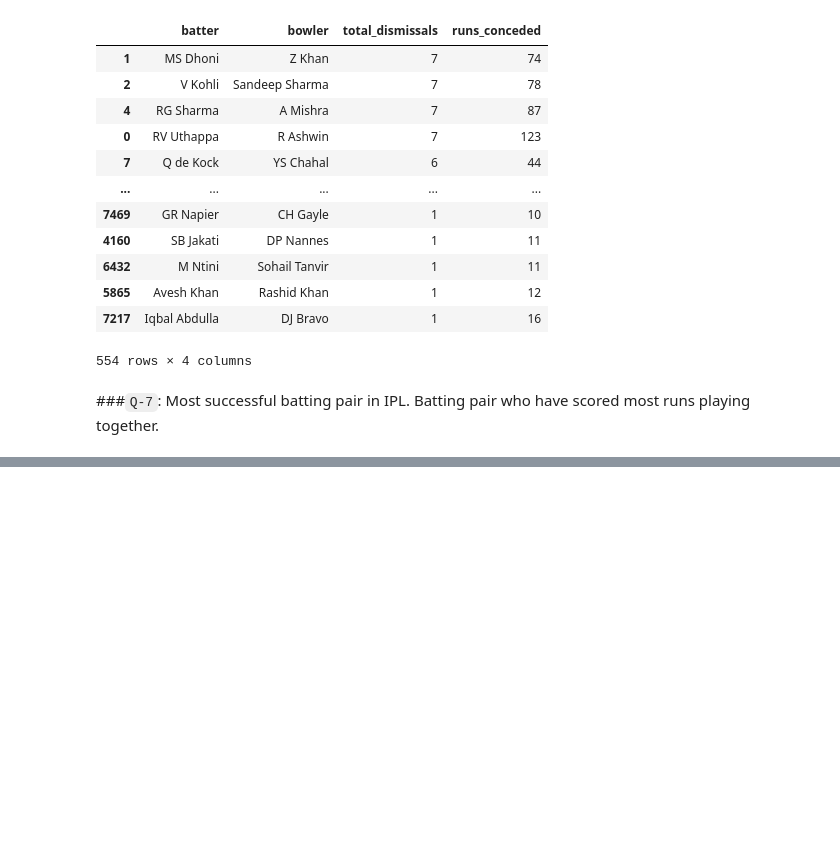
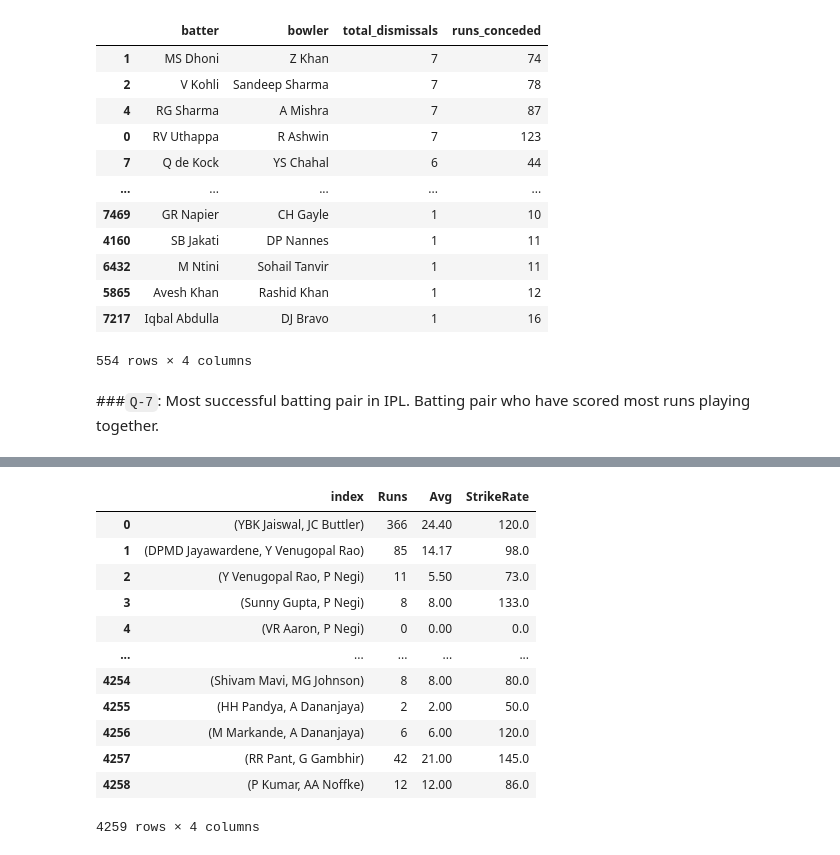
Before and after one commit to rishabhk1501/Data-Analytics-Tasks, a Jupyter notebook: session_19_tasks_soln.ipynb, the cells around one changed output, grey strips where cells are left out. Saved outputs shown, nothing was run; the diff lists cells and outputs as text; code cells hidden in the pictures; blank space fills up the shorter version.

```diff
--- a/session_19_tasks_soln.ipynb
+++ b/session_19_tasks_soln.ipynb
@@ -558,0 +548,16 @@ Batsman1 Batsman2 Runs Avg StrikeRate
+# %%
+pair = ipl.groupby('batting_pair')
+# %%
+l = []
+
+for group,data in pair:
+  df = pd.DataFrame(index=[group],columns=['Runs', 'Avg', 'StrikeRate'])
+
+  df['Runs'] = data['batsman_run'].sum()
+  df['Avg'] = round((data['batsman_run'].sum()) / (data['ID'].nunique()),2)
+  df['StrikeRate'] = (round((data['batsman_run'].sum()) / (len(data)),2)) * 100
+
+  l.append(df)
+
+final = pd.concat(l)
+final
@@ -558,0 +578,17 @@ Batsman1 Batsman2 Runs Avg StrikeRate
+# %%
+final = final.reset_index()
+final
+# %% [output]
+|  | index | Runs | Avg | StrikeRate |
+| 0 | (YBK Jaiswal, JC Buttler) | 366 | 24.40 | 120.0 |
+| 1 | (DPMD Jayawardene, Y Venugopal Rao) | 85 | 14.17 | 98.0 |
+| 2 | (Y Venugopal Rao, P Negi) | 11 | 5.50 | 73.0 |
+| 3 | (Sunny Gupta, P Negi) | 8 | 8.00 | 133.0 |
+| 4 | (VR Aaron, P Negi) | 0 | 0.00 | 0.0 |
+| ... | ... | ... | ... | ... |
+| 4254 | (Shivam Mavi, MG Johnson) | 8 | 8.00 | 80.0 |
+| 4255 | (HH Pandya, A Dananjaya) | 2 | 2.00 | 50.0 |
+| 4256 | (M Markande, A Dananjaya) | 6 | 6.00 | 120.0 |
+| 4257 | (RR Pant, G Gambhir) | 42 | 21.00 | 145.0 |
+| 4258 | (P Kumar, AA Noffke) | 12 | 12.00 | 86.0 |
+4259 rows × 4 columns
```
Also changed, not shown: parts of 11 cells of this notebook.
